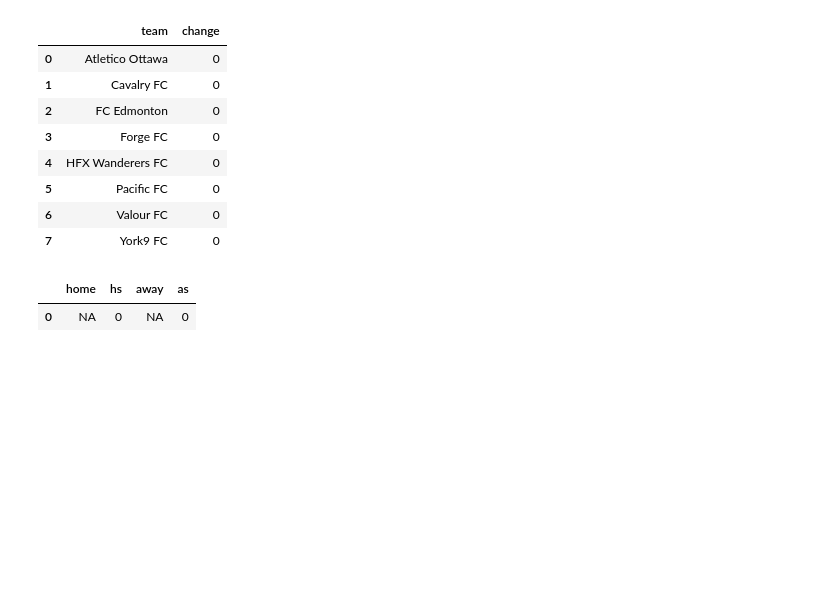
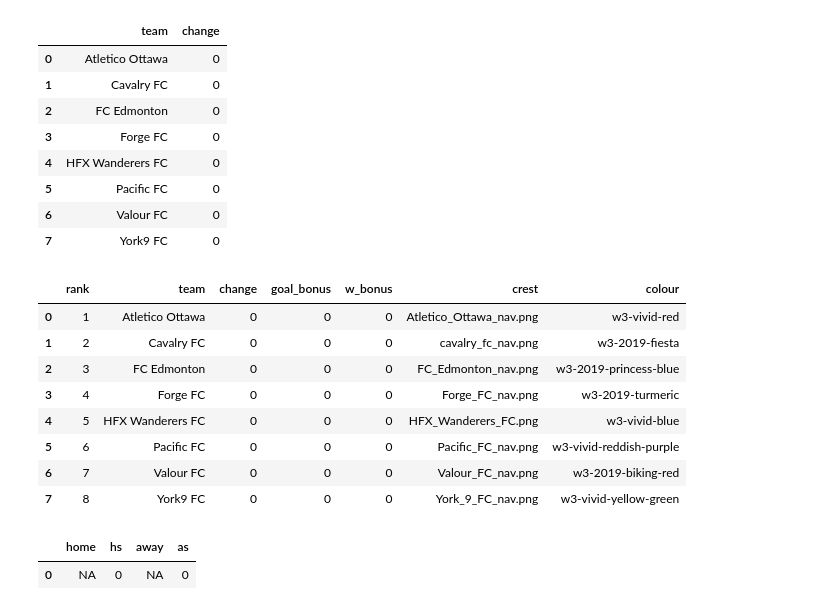
Before and after one commit to tamccullough/nutmeg, a Jupyter notebook: cpl_data_analysis_functions_datasets_creator.ipynb, the cells around one changed output. Drawn from its saved outputs; the diff is of its cells as text; code cells hidden in the pictures; blank space fills up the shorter version.

Commit message:
added power rankings

```diff
--- a/cpl_data_analysis_functions_datasets_creator.ipynb
+++ b/cpl_data_analysis_functions_datasets_creator.ipynb
@@ -244,6 +301,20 @@ compare_standings_test
 | 5 | Pacific FC | 0 |
 | 6 | Valour FC | 0 |
 | 7 | York9 FC | 0 |
+# %%
+power_rankings = get_power_rankings(standings,standings_old,team_ref)
+power_rankings.to_csv(f'datasets/{year}/cpl-{year}-power_rankings.csv',index=False)
+power_rankings
+# %% [output]
+|  | rank | team | change | goal_bonus | w_bonus | crest | colour |
+| 0 | 1 | Atletico Ottawa | 0 | 0 | 0 | Atletico_Ottawa_nav.png | w3-vivid-red |
+| 1 | 2 | Cavalry FC | 0 | 0 | 0 | cavalry_fc_nav.png | w3-2019-fiesta |
+| 2 | 3 | FC Edmonton | 0 | 0 | 0 | FC_Edmonton_nav.png | w3-2019-princess-blue |
+| 3 | 4 | Forge FC | 0 | 0 | 0 | Forge_FC_nav.png | w3-2019-turmeric |
+| 4 | 5 | HFX Wanderers FC | 0 | 0 | 0 | HFX_Wanderers_FC.png | w3-vivid-blue |
+| 5 | 6 | Pacific FC | 0 | 0 | 0 | Pacific_FC_nav.png | w3-vivid-reddish-purple |
+| 6 | 7 | Valour FC | 0 | 0 | 0 | Valour_FC_nav.png | w3-2019-biking-red |
+| 7 | 8 | York9 FC | 0 | 0 | 0 | York_9_FC_nav.png | w3-vivid-yellow-green |
 # %%
 def clean_team_game(data,db,check): # Fix this section for teams that haven't played yet
     if check == 0:
```
Also changed, not shown: parts of 3 cells of this notebook, 29 other files.
